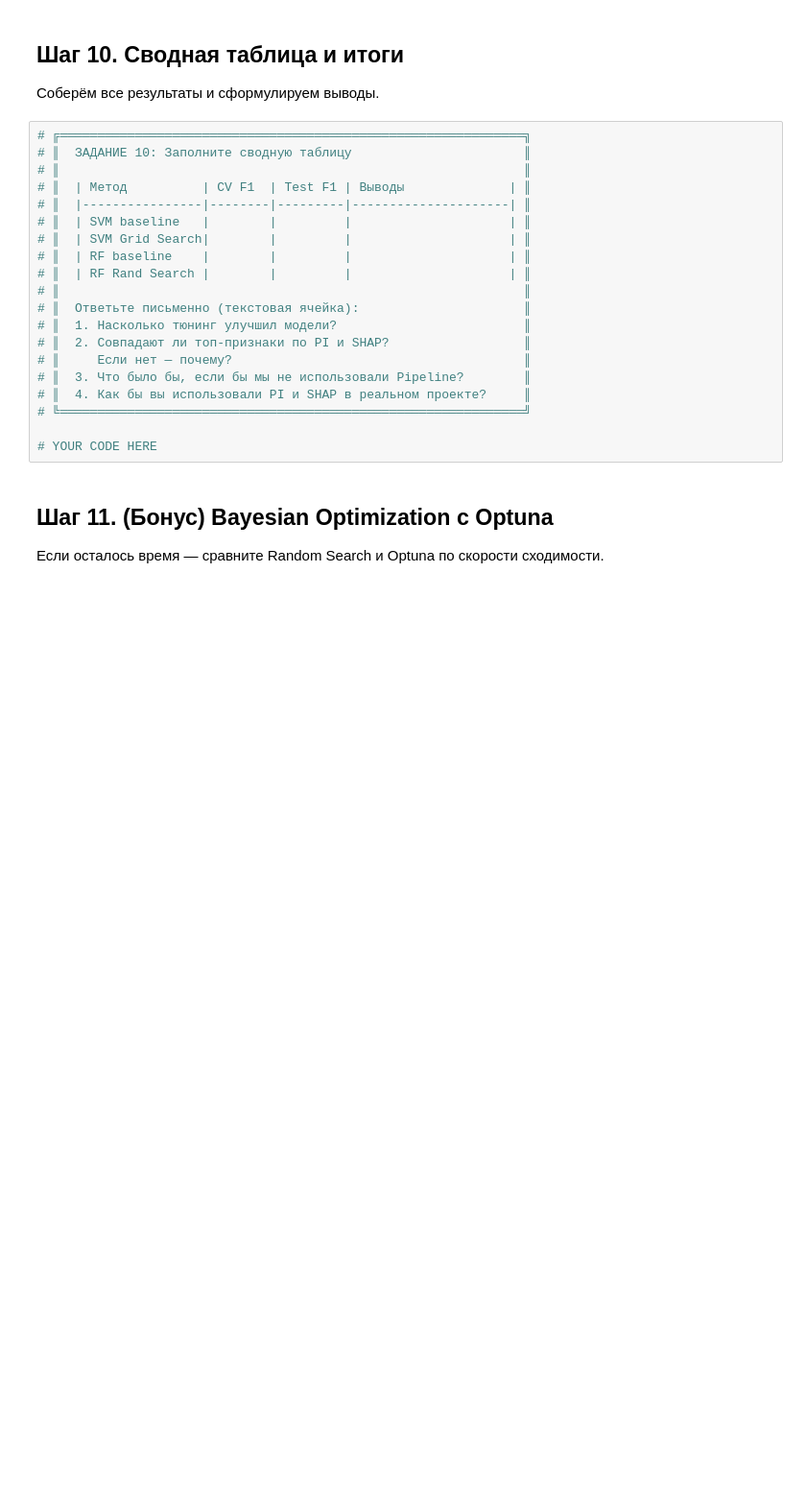
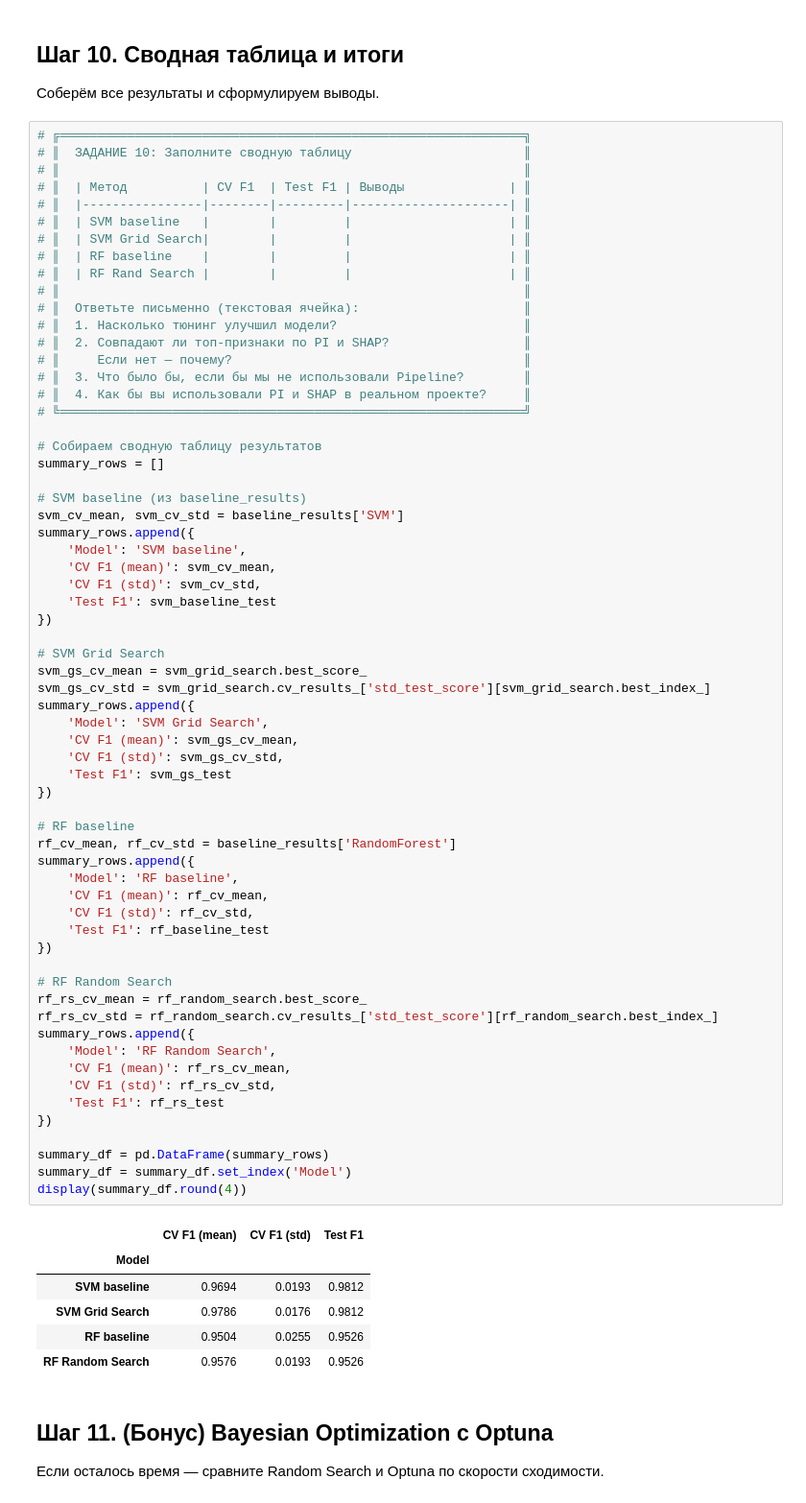
Before and after one commit to KATTSS/ml_course_bsu, a Jupyter notebook: hw11_hypeparams_definition/hp_interp_practice_student.ipynb, the cells around one changed output. Shown at 96% size. Saved outputs shown, nothing was run; the diff lists cells and outputs as text; blank space fills up the shorter version.

```diff
--- a/hw11_hypeparams_definition/hp_interp_practice_student.ipynb
+++ b/hw11_hypeparams_definition/hp_interp_practice_student.ipynb
@@ -557,23 +572,73 @@ AssertionError: The shape of the shap_values matrix does not match the shape of
 # %%
 # ╔══════════════════════════════════════════════════════════════╗
 # ║  ЗАДАНИЕ 10: Заполните сводную таблицу                       ║
 # ║                                                              ║
 # ║  | Метод          | CV F1  | Test F1 | Выводы              | ║
 # ║  |----------------|--------|---------|---------------------| ║
 # ║  | SVM baseline   |        |         |                     | ║
 # ║  | SVM Grid Search|        |         |                     | ║
 # ║  | RF baseline    |        |         |                     | ║
 # ║  | RF Rand Search |        |         |                     | ║
 # ║                                                              ║
 # ║  Ответьте письменно (текстовая ячейка):                      ║
 # ║  1. Насколько тюнинг улучшил модели?                         ║
 # ║  2. Совпадают ли топ-признаки по PI и SHAP?                  ║
 # ║     Если нет — почему?                                       ║
 # ║  3. Что было бы, если бы мы не использовали Pipeline?        ║
 # ║  4. Как бы вы использовали PI и SHAP в реальном проекте?     ║
 # ╚══════════════════════════════════════════════════════════════╝
 
-# YOUR CODE HERE
+# Собираем сводную таблицу результатов
+summary_rows = []
+
+# SVM baseline (из baseline_results)
+svm_cv_mean, svm_cv_std = baseline_results['SVM']
+summary_rows.append({
+    'Model': 'SVM baseline',
+    'CV F1 (mean)': svm_cv_mean,
+    'CV F1 (std)': svm_cv_std,
+    'Test F1': svm_baseline_test
+})
+
+# SVM Grid Search
+svm_gs_cv_mean = svm_grid_search.best_score_
+svm_gs_cv_std = svm_grid_search.cv_results_['std_test_score'][svm_grid_search.best_index_]
+summary_rows.append({
+    'Model': 'SVM Grid Search',
+    'CV F1 (mean)': svm_gs_cv_mean,
+    'CV F1 (std)': svm_gs_cv_std,
+    'Test F1': svm_gs_test
+})
+
+# RF baseline
+rf_cv_mean, rf_cv_std = baseline_results['RandomForest']
+summary_rows.append({
+    'Model': 'RF baseline',
+    'CV F1 (mean)': rf_cv_mean,
+    'CV F1 (std)': rf_cv_std,
+    'Test F1': rf_baseline_test
+})
+
+# RF Random Search
+rf_rs_cv_mean = rf_random_search.best_score_
+rf_rs_cv_std = rf_random_search.cv_results_['std_test_score'][rf_random_search.best_index_]
+summary_rows.append({
+    'Model': 'RF Random Search',
+    'CV F1 (mean)': rf_rs_cv_mean,
+    'CV F1 (std)': rf_rs_cv_std,
+    'Test F1': rf_rs_test
+})
+
+summary_df = pd.DataFrame(summary_rows)
+summary_df = summary_df.set_index('Model')
+display(summary_df.round(4))
+# %% [output]
+|  | CV F1 (mean) | CV F1 (std) | Test F1 |
+| Model |  |  |  |
+| SVM baseline | 0.9694 | 0.0193 | 0.9812 |
+| SVM Grid Search | 0.9786 | 0.0176 | 0.9812 |
+| RF baseline | 0.9504 | 0.0255 | 0.9526 |
+| RF Random Search | 0.9576 | 0.0193 | 0.9526 |
 # %% [markdown]
 ## Шаг 11. (Бонус) Bayesian Optimization с Optuna
 
```
Also changed, not shown: parts of 7 cells of this notebook.
